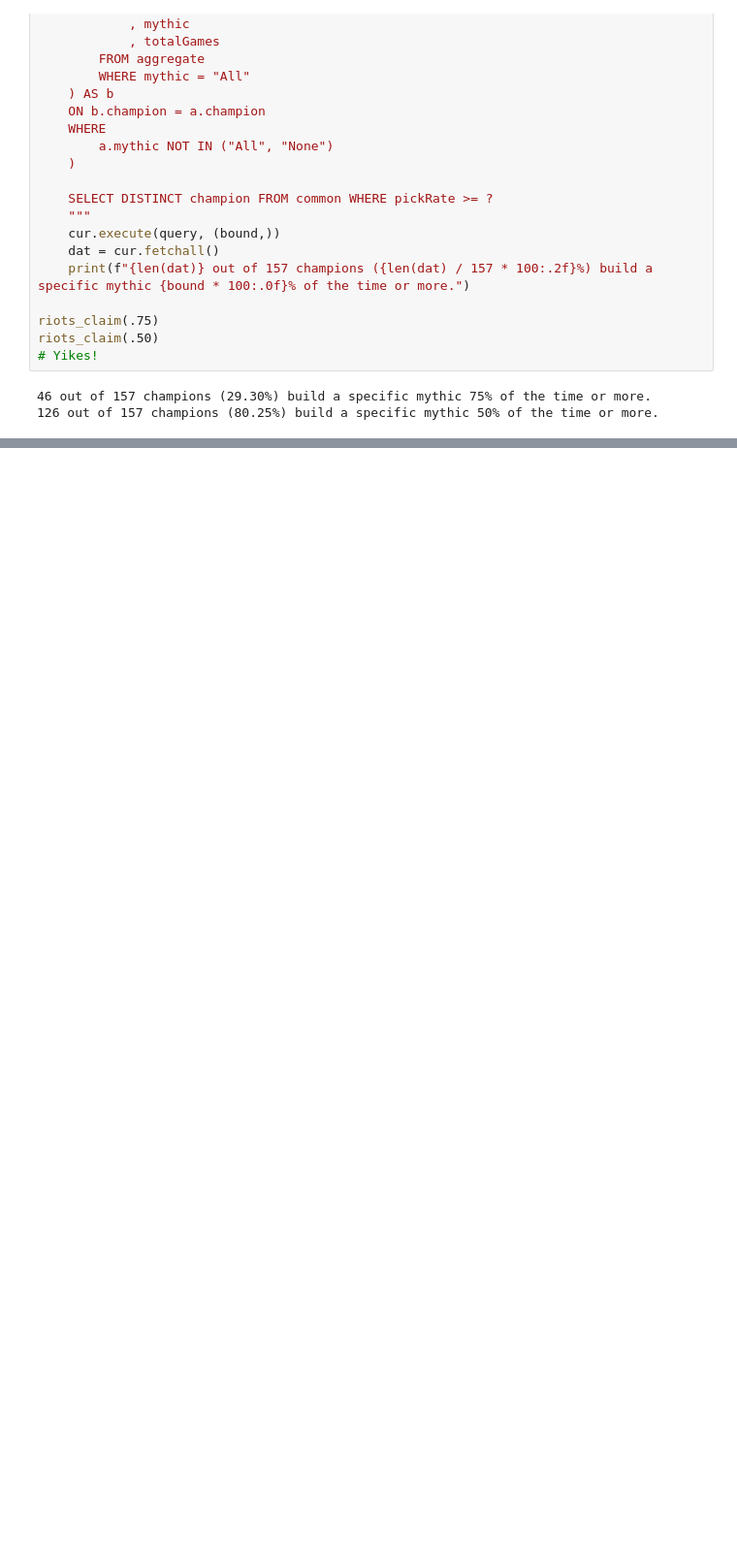
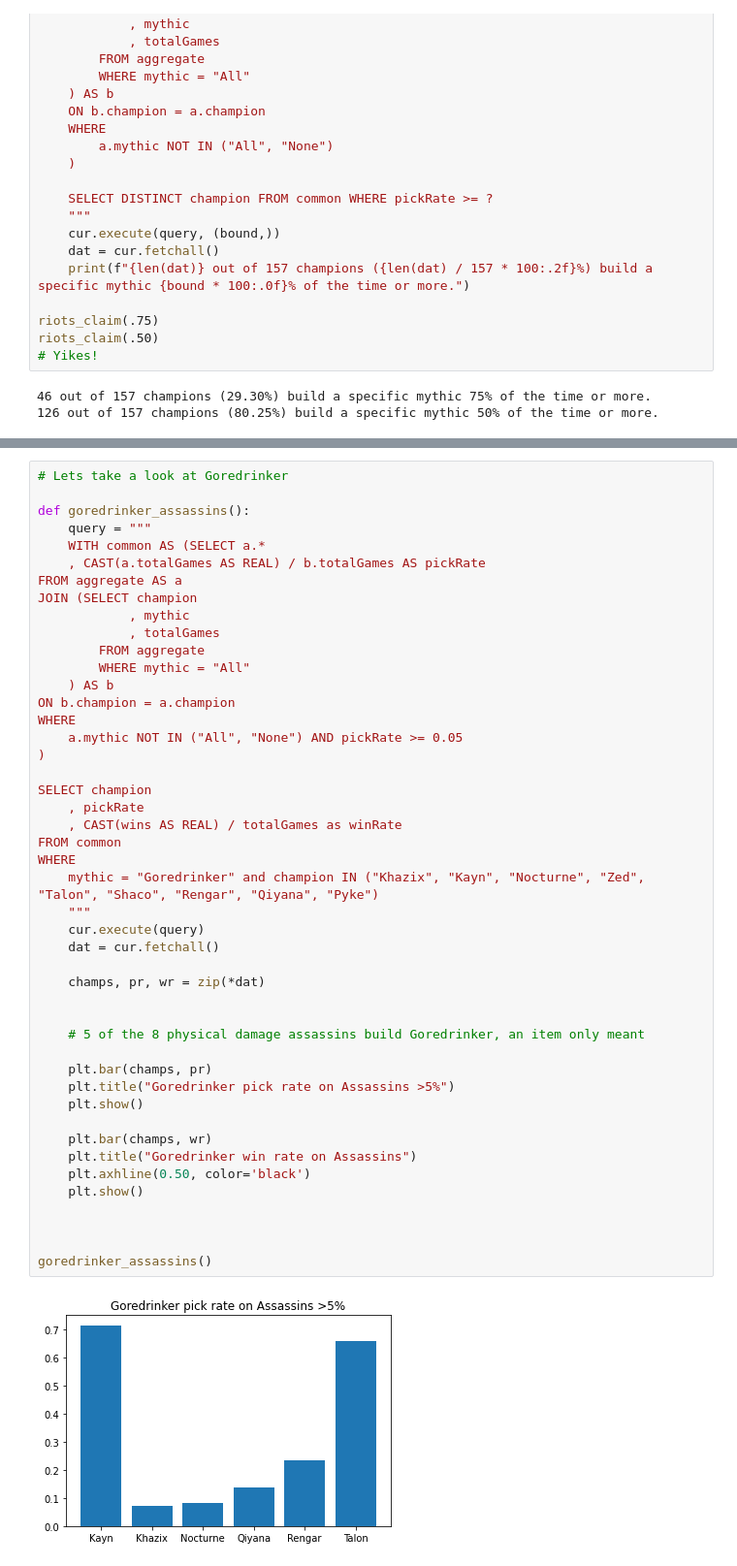
Before and after one commit to fdac21/LeagueOfMythics, a Jupyter notebook: analysis/reehsemm.ipynb, the cells around one changed output, grey strips where cells are left out. Shown at 97% size. Saved outputs shown, nothing was run; the diff lists cells and outputs as text; blank space fills up the shorter version.

```diff
--- a/analysis/reehsemm.ipynb
+++ b/analysis/reehsemm.ipynb
@@ -245,0 +251,48 @@ enchanter_analysis()
+# %%
+# Lets take a look at Goredrinker
+
+def goredrinker_assassins():
+    query = """
+    WITH common AS (SELECT a.*
+	, CAST(a.totalGames AS REAL) / b.totalGames AS pickRate
+FROM aggregate AS a
+JOIN (SELECT champion
+			, mythic
+			, totalGames
+		FROM aggregate
+		WHERE mythic = "All"
+	) AS b
+ON b.champion = a.champion
+WHERE
+	a.mythic NOT IN ("All", "None") AND pickRate >= 0.05
+)
+
+SELECT champion
+	, pickRate
+	, CAST(wins AS REAL) / totalGames as winRate
+FROM common
+WHERE
+	mythic = "Goredrinker" and champion IN ("Khazix", "Kayn", "Nocturne", "Zed", "Talon", "Shaco", "Rengar", "Qiyana", "Pyke")
+    """
+    cur.execute(query)
+    dat = cur.fetchall()
+
+    champs, pr, wr = zip(*dat)
+
+
+    # 5 of the 8 physical damage assassins build Goredrinker, an item only meant
+
+    plt.bar(champs, pr)
+    plt.title("Goredrinker pick rate on Assassins >5%")
+    plt.show()
+
+    plt.bar(champs, wr)
+    plt.title("Goredrinker win rate on Assassins")
+    plt.axhline(0.50, color='black')
+    plt.show()
+
+
+
+goredrinker_assassins()
+# %% [output]
+[figure, added]
```
Also changed, not shown: parts of 6 cells of this notebook.
